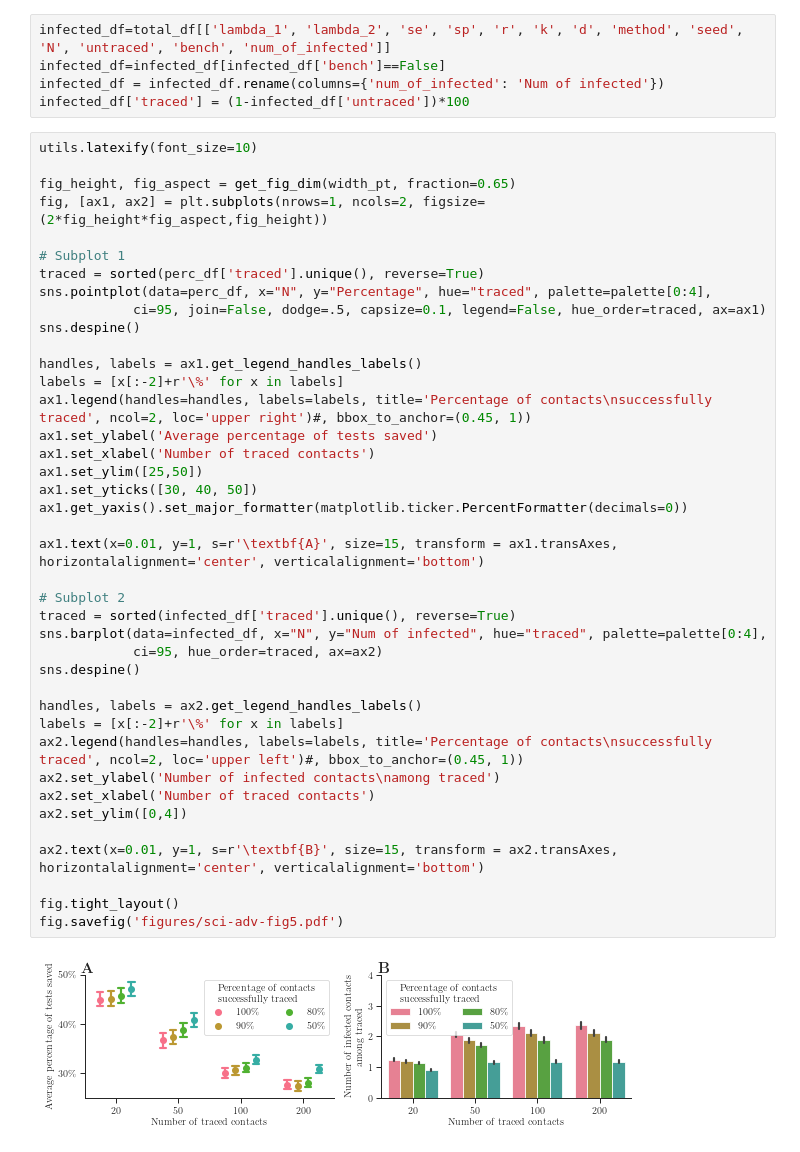
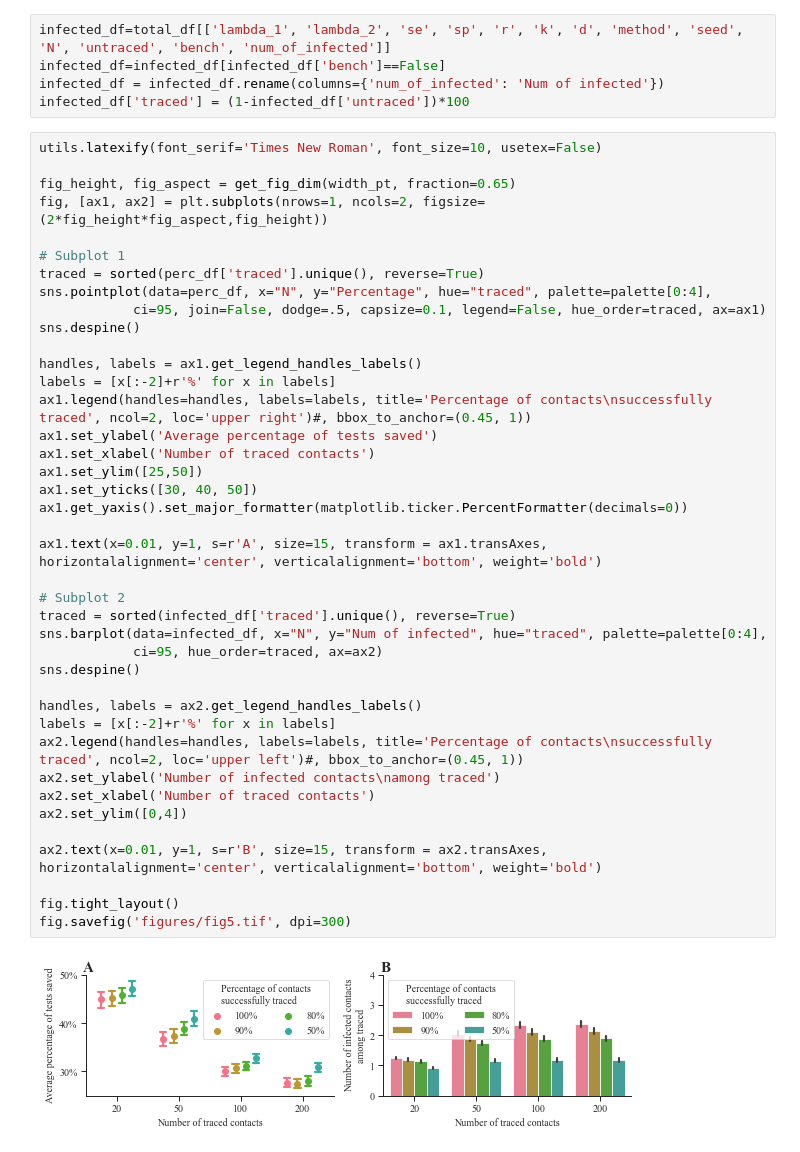
Before and after one commit to Networks-Learning/pooled-testing, a Jupyter notebook: notebooks/hidden_contacts.ipynb, the cells around one changed output. Drawn from its saved outputs; the diff is of its cells as text.

Commit message:
Updated notebooks for tif and times new roman

```diff
--- a/notebooks/hidden_contacts.ipynb
+++ b/notebooks/hidden_contacts.ipynb
@@ -91,7 +91,7 @@ infected_df=infected_df[infected_df['bench']==False]
 infected_df = infected_df.rename(columns={'num_of_infected': 'Num of infected'})
 infected_df['traced'] = (1-infected_df['untraced'])*100
 # %%
-utils.latexify(font_size=10)
+utils.latexify(font_serif='Times New Roman', font_size=10, usetex=False)
 
 fig_height, fig_aspect = get_fig_dim(width_pt, fraction=0.65)
 fig, [ax1, ax2] = plt.subplots(nrows=1, ncols=2, figsize=(2*fig_height*fig_aspect,fig_height))
@@ -99,36 +99,36 @@ fig, [ax1, ax2] = plt.subplots(nrows=1, ncols=2, figsize=(2*fig_height*fig_aspec
 # Subplot 1
 traced = sorted(perc_df['traced'].unique(), reverse=True)
 sns.pointplot(data=perc_df, x="N", y="Percentage", hue="traced", palette=palette[0:4],
             ci=95, join=False, dodge=.5, capsize=0.1, legend=False, hue_order=traced, ax=ax1)
 sns.despine()
 
 handles, labels = ax1.get_legend_handles_labels()
-labels = [x[:-2]+r'\%' for x in labels]
+labels = [x[:-2]+r'%' for x in labels]
 ax1.legend(handles=handles, labels=labels, title='Percentage of contacts\nsuccessfully traced', ncol=2, loc='upper right')#, bbox_to_anchor=(0.45, 1))
 ax1.set_ylabel('Average percentage of tests saved')
 ax1.set_xlabel('Number of traced contacts')
 ax1.set_ylim([25,50])
 ax1.set_yticks([30, 40, 50])
 ax1.get_yaxis().set_major_formatter(matplotlib.ticker.PercentFormatter(decimals=0))
 
-ax1.text(x=0.01, y=1, s=r'\textbf{A}', size=15, transform = ax1.transAxes, horizontalalignment='center', verticalalignment='bottom')
+ax1.text(x=0.01, y=1, s=r'A', size=15, transform = ax1.transAxes, horizontalalignment='center', verticalalignment='bottom', weight='bold')
 
 # Subplot 2
 traced = sorted(infected_df['traced'].unique(), reverse=True)
 sns.barplot(data=infected_df, x="N", y="Num of infected", hue="traced", palette=palette[0:4],
             ci=95, hue_order=traced, ax=ax2)
 sns.despine()
 
 handles, labels = ax2.get_legend_handles_labels()
-labels = [x[:-2]+r'\%' for x in labels]
+labels = [x[:-2]+r'%' for x in labels]
 ax2.legend(handles=handles, labels=labels, title='Percentage of contacts\nsuccessfully traced', ncol=2, loc='upper left')#, bbox_to_anchor=(0.45, 1))
 ax2.set_ylabel('Number of infected contacts\namong traced')
 ax2.set_xlabel('Number of traced contacts')
 ax2.set_ylim([0,4])
 
-ax2.text(x=0.01, y=1, s=r'\textbf{B}', size=15, transform = ax2.transAxes, horizontalalignment='center', verticalalignment='bottom')
+ax2.text(x=0.01, y=1, s=r'B', size=15, transform = ax2.transAxes, horizontalalignment='center', verticalalignment='bottom', weight='bold')
 
 fig.tight_layout()
-fig.savefig('figures/sci-adv-fig5.pdf')
+fig.savefig('figures/fig5.tif', dpi=300)
 # %% [output]
-[figure, old version]
+[figure, new version]
```
Also changed, not shown: 7 other files.
